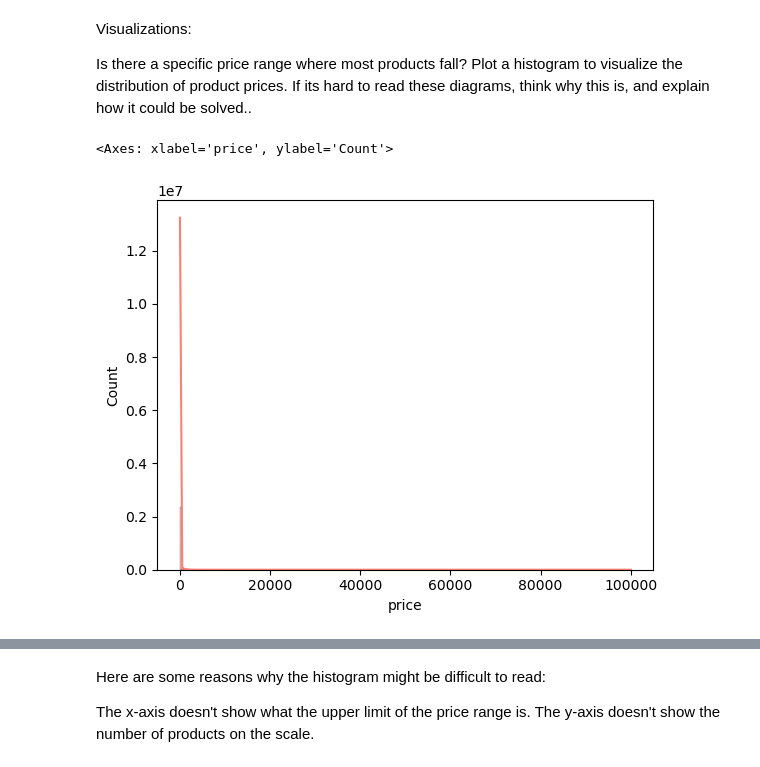
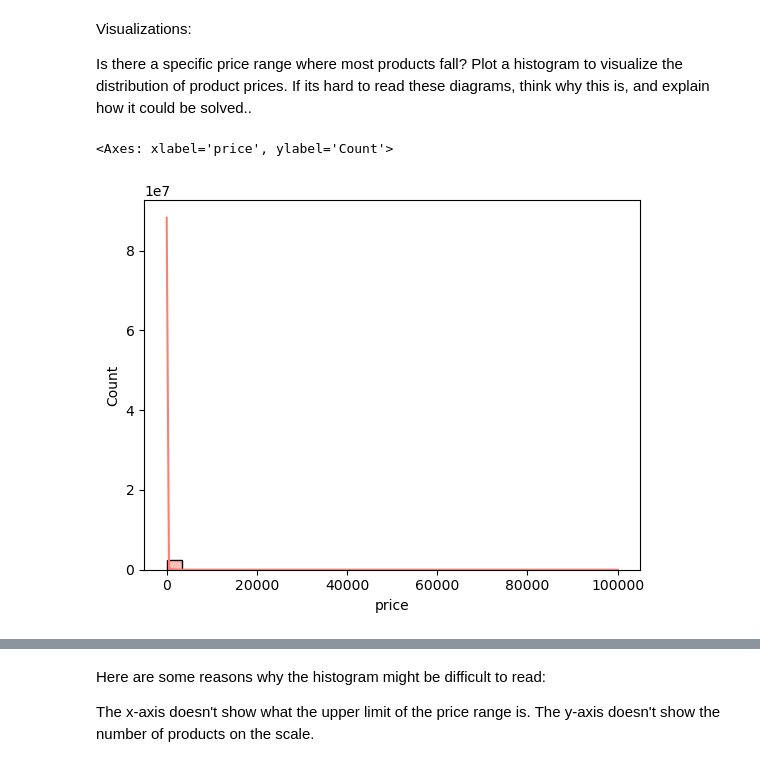
Before and after one commit to jayashreenagaraju/lab-eda-univariate, a Jupyter notebook: Lab-EDA-univariate-solution.ipynb, the cells around one changed output, grey strips where cells are left out. Saved outputs shown, nothing was run; the diff lists cells and outputs as text; code cells hidden in the pictures.

```diff
--- a/Lab-EDA-univariate-solution.ipynb
+++ b/Lab-EDA-univariate-solution.ipynb
@@ -244,7 +244,7 @@ Visualizations:
 
 Is there a specific price range where most products fall? Plot a histogram to visualize the distribution of product prices. If its hard to read these diagrams, think why this is, and explain how it could be solved..
 # %%
-sns.histplot(df['price'], kde=True, bins=200, color="salmon")
+sns.histplot(df['price'], kde=True, bins=30, color="salmon")
 # %% [output]
 <Axes: xlabel='price', ylabel='Count'>
-[figure, old version]
+[figure, new version]
```
Also changed, not shown: parts of 5 cells of this notebook.
